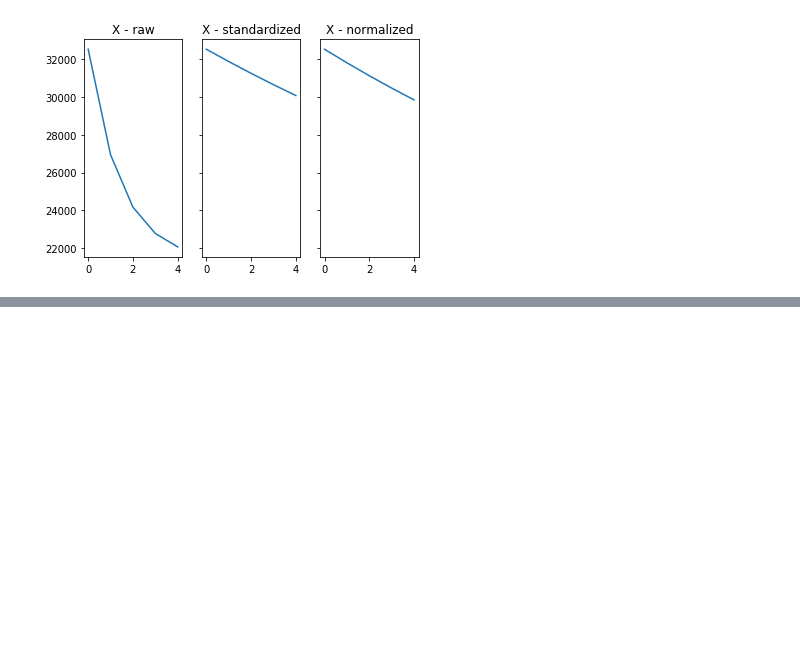
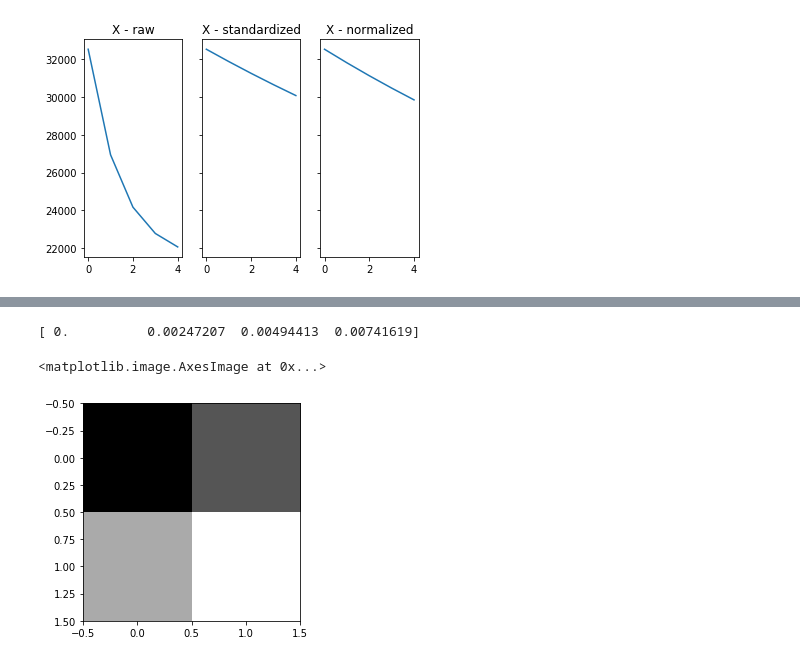
Before and after one commit to formigone/machine-learning-research, a Jupyter notebook: notebooks/visualizing_weights/visualizing_weights.ipynb, the cells around one changed output, grey strips where cells are left out. Drawn from its saved outputs; the diff is of its cells as text; code cells hidden in the pictures; blank space fills up the shorter version.

```diff
--- a/notebooks/visualizing_weights/visualizing_weights.ipynb
+++ b/notebooks/visualizing_weights/visualizing_weights.ipynb
@@ -106,0 +129,9 @@ plt.show()
+# %%
+w = np.array([-0.00060266,  0.00186941,  0.00434147,  0.00681353])
+w = (w - np.min(w)) / (np.max(x) - np.min(x))
+print(w)
+plt.imshow(w.reshape((2,2)), cmap='gray')
+# %% [output]
+[ 0.          0.00247207  0.00494413  0.00741619]
+<matplotlib.image.AxesImage at 0x...>
+[figure, added]
```
Also changed, not shown: parts of 2 cells of this notebook.
